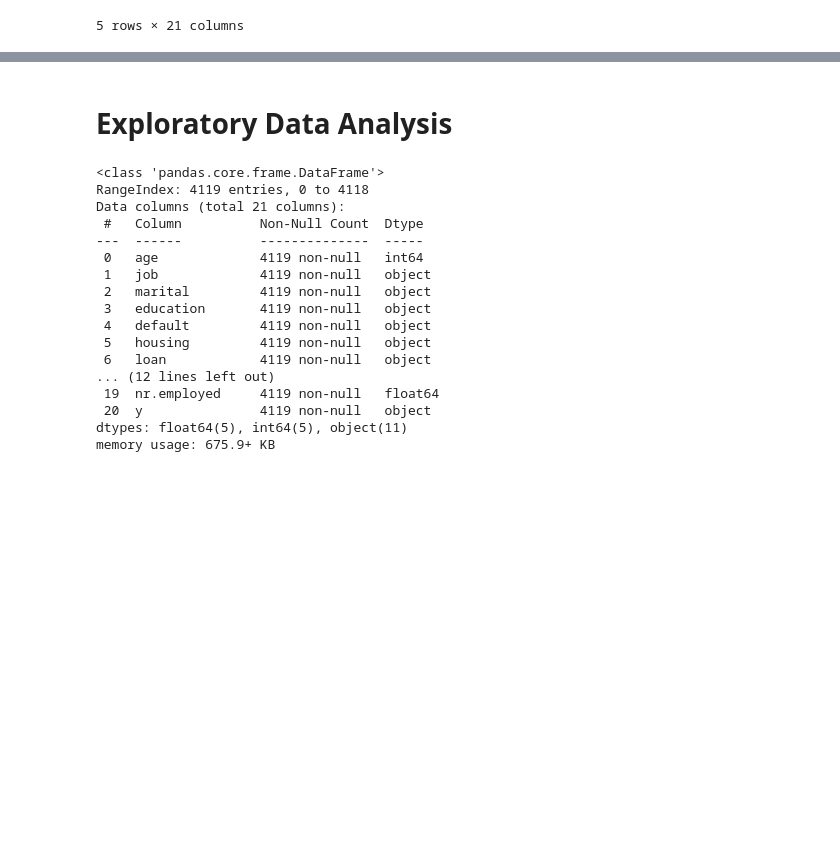
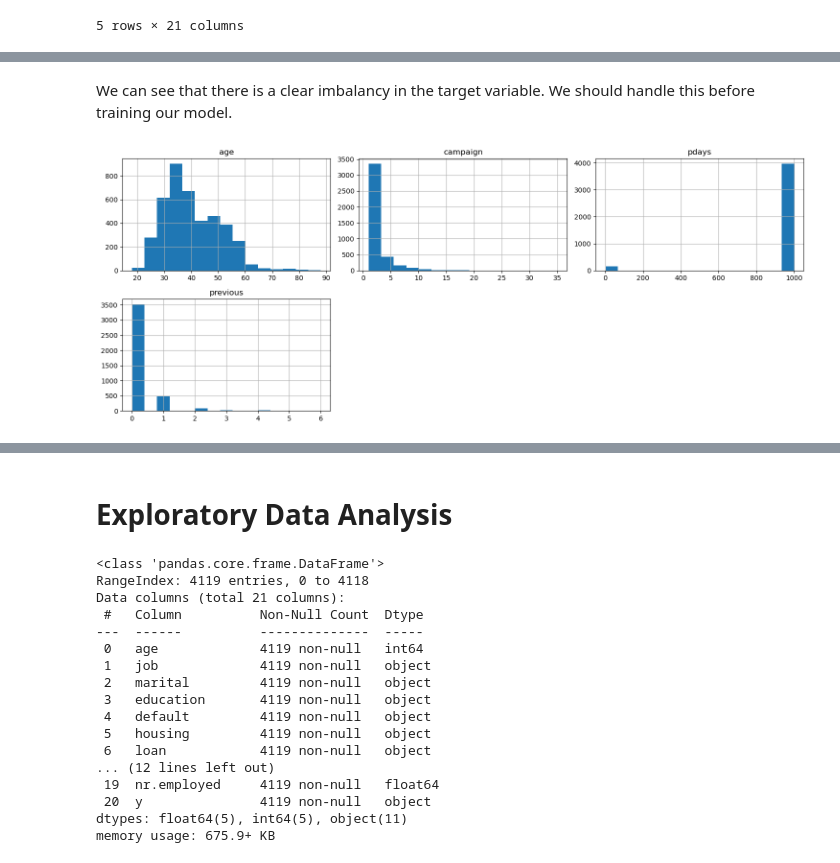
Before and after one commit to harunugurlu/bank-deposit-prediction, a Jupyter notebook: term_project.ipynb, the cells around one changed output, grey strips where cells are left out. Cells and saved outputs as stored; diff of their text form; code cells hidden in the pictures; blank space fills up the shorter version.

```diff
--- a/term_project.ipynb
+++ b/term_project.ipynb
@@ -22,0 +98,12 @@ df.head()
+# %% [markdown]
+We can see that there is a clear imbalancy in the target variable. We should handle this before training our model.
+# %%
+# List of numerical columns to plot
+numerical_cols = ['age', 'campaign', 'pdays', 'previous']
+
+# Plot histograms
+df[numerical_cols].hist(bins=15, figsize=(15, 6), layout=(2, 3))
+plt.tight_layout()
+plt.show()
+# %% [output]
+[figure, added]
```
Also changed, not shown: parts of 21 cells of this notebook.
